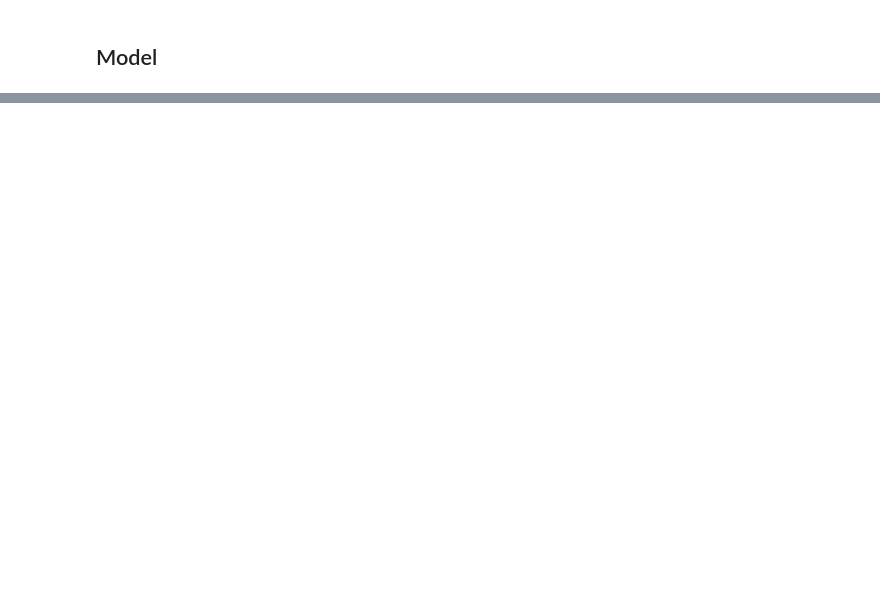
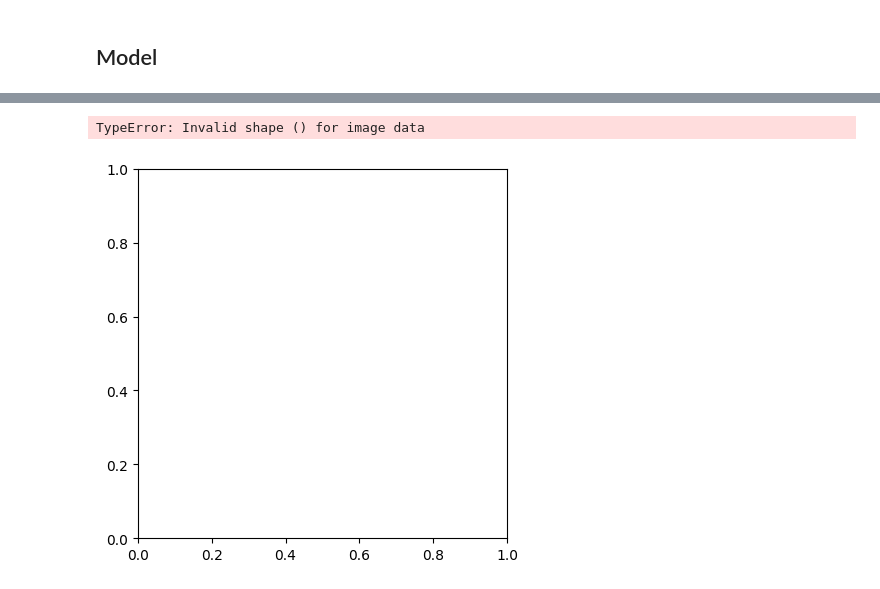
Before and after one commit to jl-tavera/dog_breed_cnn, a Jupyter notebook: dogs.ipynb, the cells around one changed output, grey strips where cells are left out. Cells and saved outputs as stored; diff of their text form; code cells hidden in the pictures; blank space fills up the shorter version.

```diff
--- a/dogs.ipynb
+++ b/dogs.ipynb
@@ -105,0 +196,13 @@ for i in range(9):
+# %%
+
+batch_prediction = model.predict(images)
+random_int = np.random.randint(0, len(batch_prediction[0]))
+batch_prediction.shape
+images_predict, labels_predict = batch_prediction[0], batch_prediction[1]
+
+plt.imshow(images_predict[random_int])
+plt.show()
+
+print(f"Actual Label: {class_names[np.argmax(labels[random_int])]}")
+print(f"Predicted Label: {class_names[np.argmax(labels_predict[random_int])]}")
+# %% [output]
@@ -105,0 +210,2 @@ for i in range(9):
+TypeError: Invalid shape () for image data
+[figure, added]
```
Also changed, not shown: parts of 14 cells of this notebook, 1 other file.
